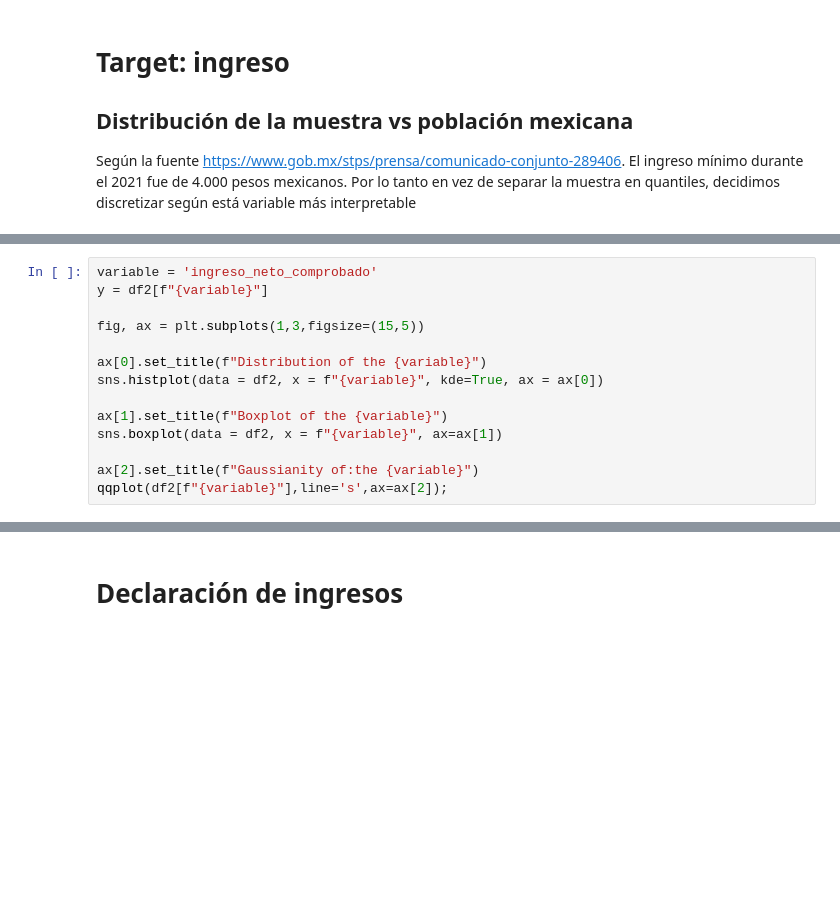
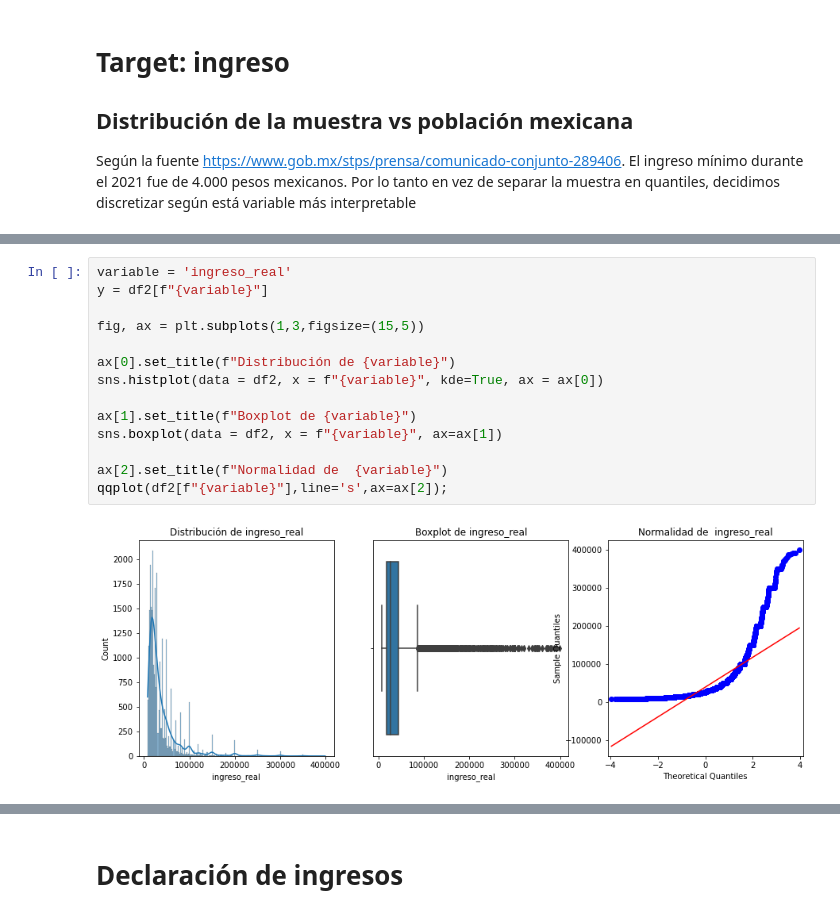
Before and after one commit to BraheTycho/maestria_tesis, a Jupyter notebook: notebooks/00-EDA.ipynb, the cells around one changed output, grey strips where cells are left out. Saved outputs shown, nothing was run; the diff lists cells and outputs as text; blank space fills up the shorter version.

```diff
--- a/notebooks/00-EDA.ipynb
+++ b/notebooks/00-EDA.ipynb
@@ -234,14 +231,16 @@ inegi_df
 # %%
-variable = 'ingreso_neto_comprobado'
+variable = 'ingreso_real'
 y = df2[f"{variable}"]
 
 fig, ax = plt.subplots(1,3,figsize=(15,5))
 
-ax[0].set_title(f"Distribution of the {variable}")
+ax[0].set_title(f"Distribución de {variable}")
 sns.histplot(data = df2, x = f"{variable}", kde=True, ax = ax[0])
 
-ax[1].set_title(f"Boxplot of the {variable}")
+ax[1].set_title(f"Boxplot de {variable}")
 sns.boxplot(data = df2, x = f"{variable}", ax=ax[1])
 
-ax[2].set_title(f"Gaussianity of:the {variable}")
+ax[2].set_title(f"Normalidad de  {variable}")
 qqplot(df2[f"{variable}"],line='s',ax=ax[2]);
+# %% [output]
+[figure, added]
```
Also changed, not shown: parts of 27 cells of this notebook, 2 other files.
